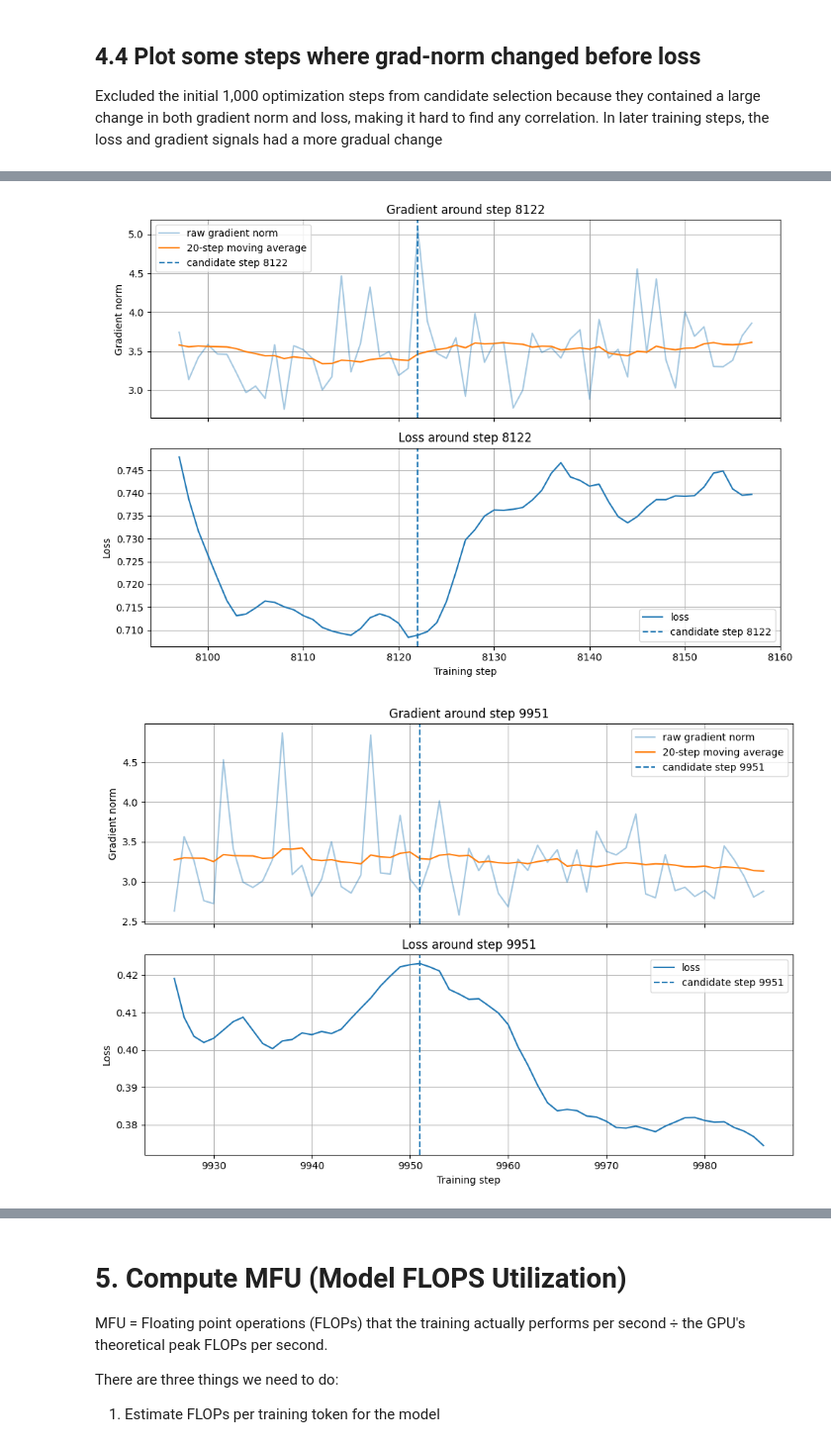
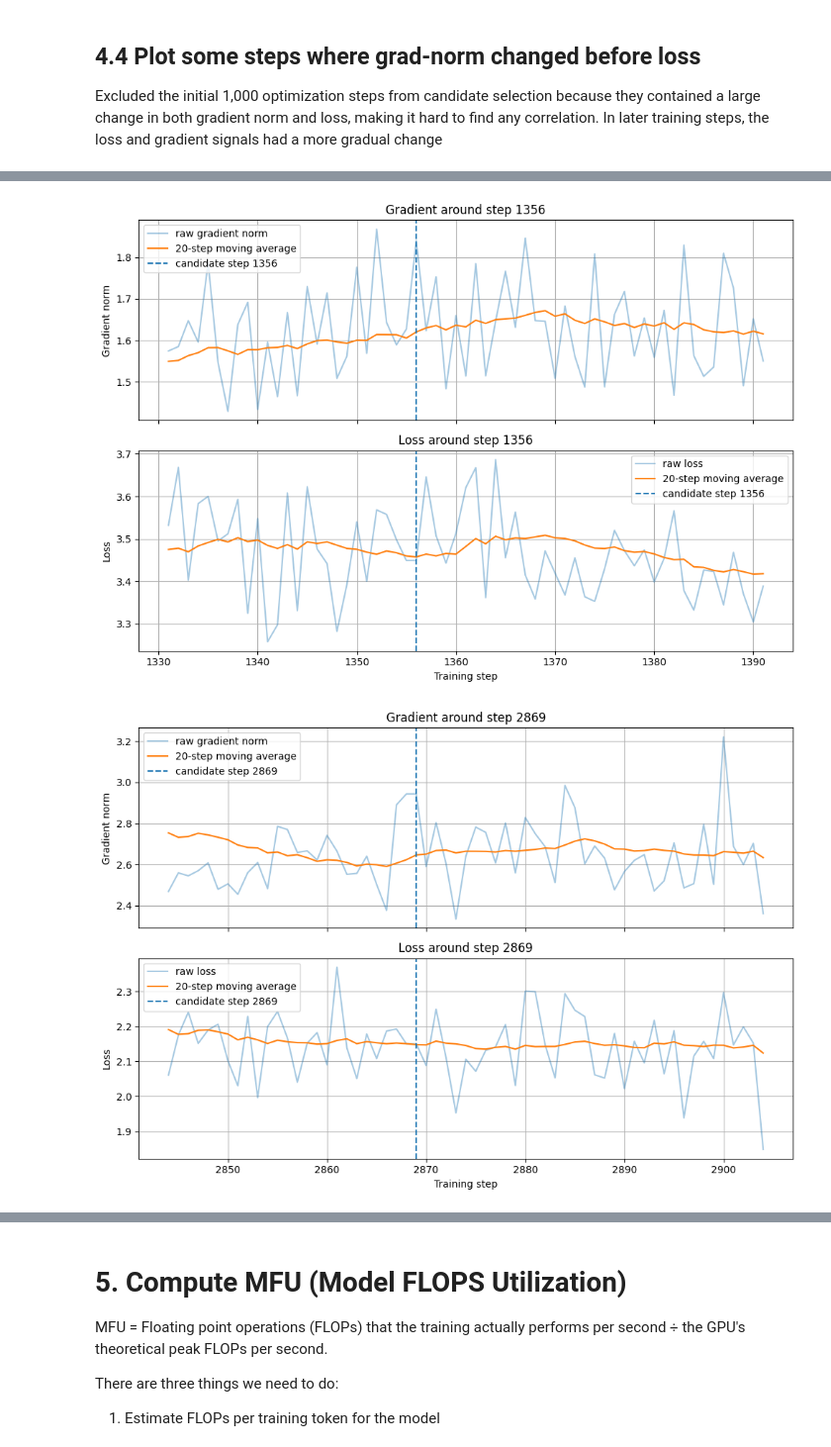
Before and after one commit to smitasasindran/era5, a Jupyter notebook: Session10/erav5_S10_Training_Loop.ipynb, the cells around one changed output, grey strips where cells are left out. Shown at 99% size. Drawn from its saved outputs; the diff is of its cells as text; code cells hidden in the pictures.

```diff
--- a/Session10/erav5_S10_Training_Loop.ipynb
+++ b/Session10/erav5_S10_Training_Loop.ipynb
@@ -1050,0 +1066,26 @@ losses = correct_losses
+# %%
+B = 4   # Batch Size
+T = 128 # Seq Length
+seed = 42
+
+# Create the model config
+config = GPTConfig(
+    block_size=T,
+    vocab_size=vocab_size,
+    n_layer=n_layer,
+    n_head=n_head,
+    n_embd=n_embd
+)
+
+# Create the models
+model = GPT(config)
+model.to(device)
+
+# Tokenizer
+enc = tiktoken.get_encoding("gpt2")
+
+# Optimizer
+optimizer = torch.optim.AdamW(
+    model.parameters(),
+    lr=3e-4
+)
@@ -1051,3 +1168,6 @@ losses = correct_losses
+# %%
+# Use training loss for comparison
+losses = train_losses
 # %% [markdown]
 ## **4.2 Plots to inspect gradient norm**
 # %%
@@ -1117,5 +1237,5 @@ plt.show()
 # %%
-candidate = 1650
+candidate = 700 #1650
 
 # Check a small window around the candidate step
 for step in range(candidate - 5, candidate + 10):
@@ -1458,22 +1825,20 @@ def plot_candidate(
 # %%
-# Grad norm increases, then loss increases
+# Grad norm plot
 plot_candidate(
-    step=8122,
+    step=1356,
     grad_norms=grad_norms,
     losses=losses,
     radius=25,
 )
 # %% [output]
-[figure, old version]
+[figure, new version]
 # %%
-# Grad norm spikes, then decreases. Loss decreases
-
-plot_candidate(
-    step=9951,
+# plot_candidate(
+    step=2869,
     grad_norms=grad_norms,
     losses=losses,
     radius=25,
 )
 # %% [output]
-[figure, old version]
+[figure, new version]
 # %%
```
Also changed, not shown: parts of 34 cells of this notebook.
